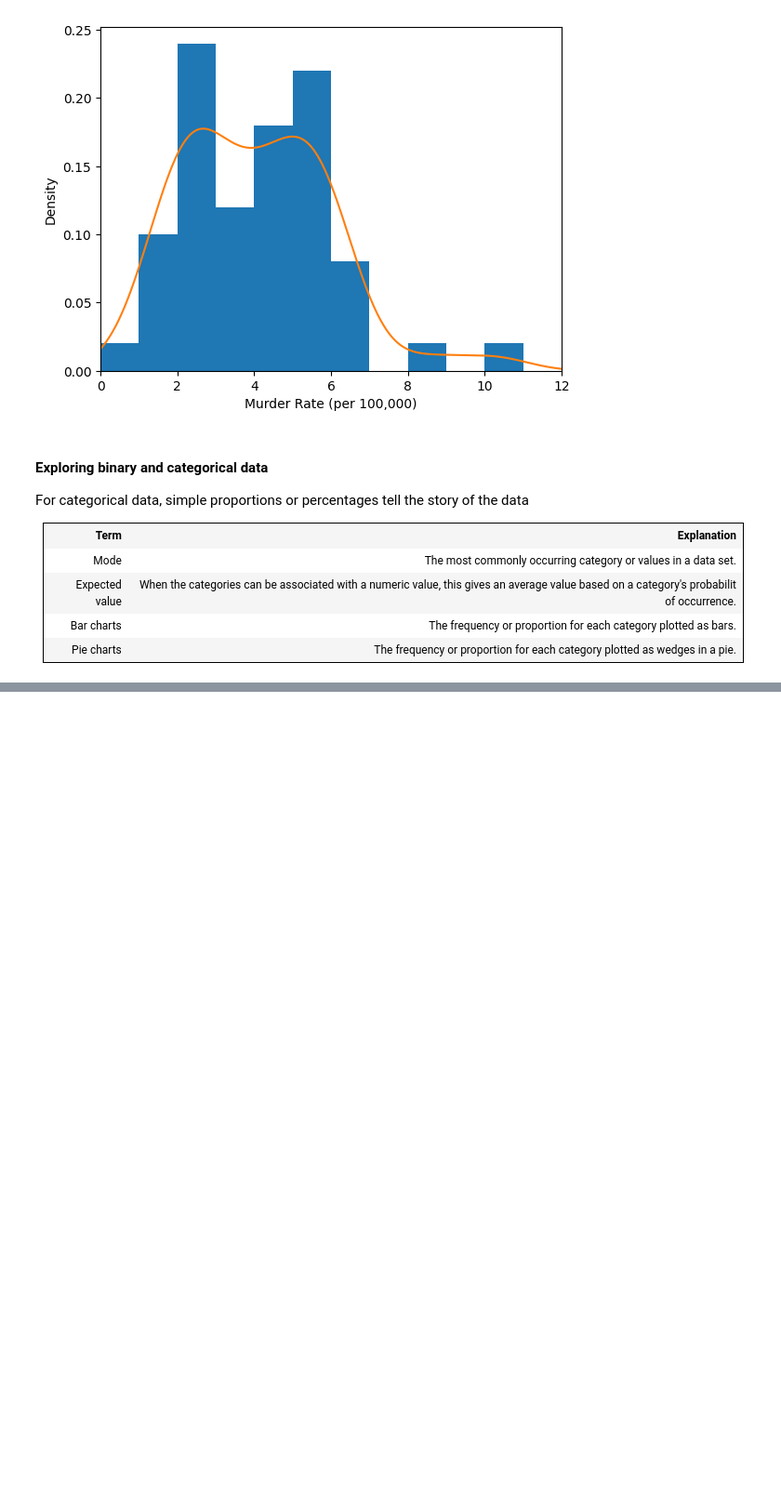
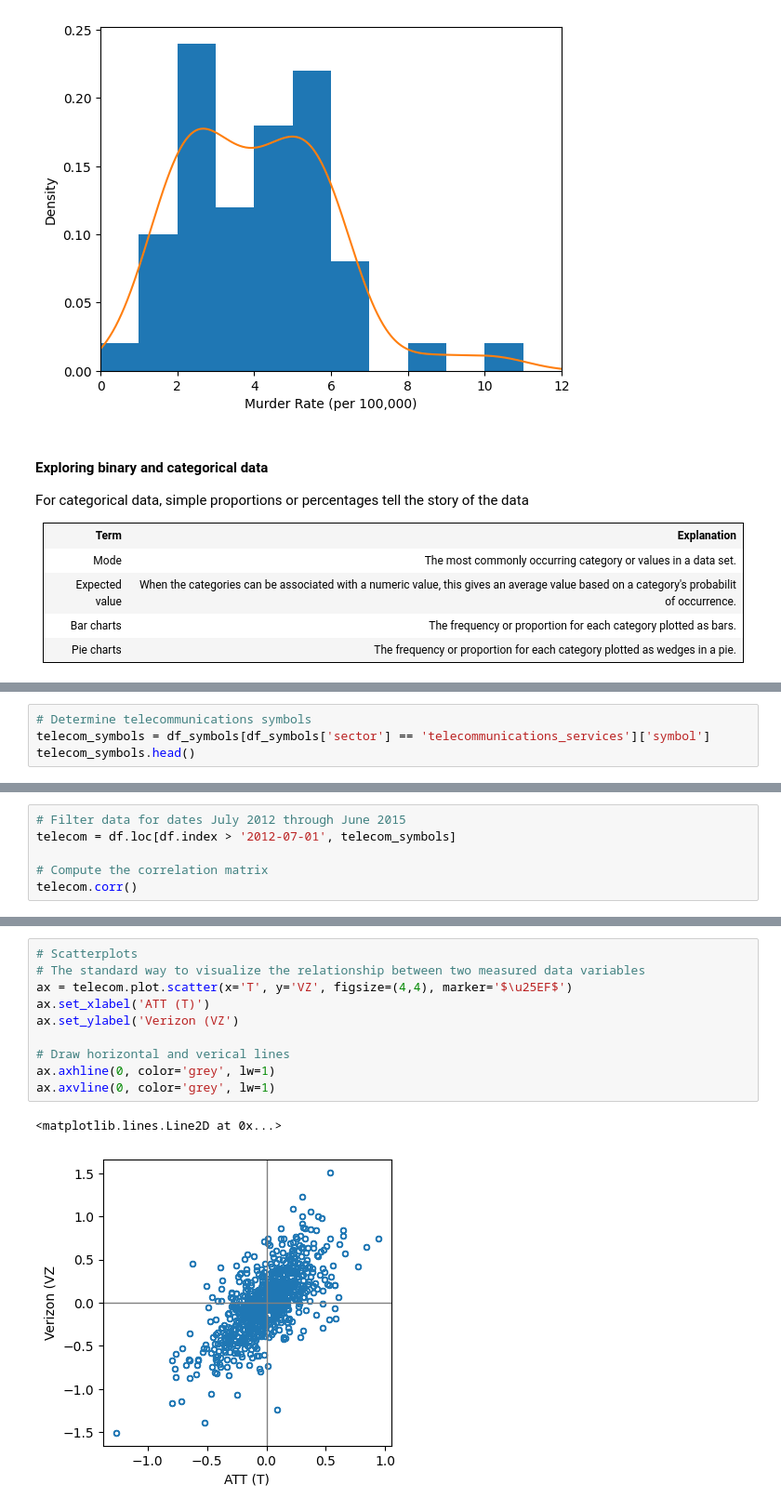
Before and after one commit to Drieger/practical-statistics-for-data-scientists, a Jupyter notebook: 1. Exploratory Data Analysis/eda.ipynb, the cells around one changed output, grey strips where cells are left out. Shown at 93% size. Cells and saved outputs as stored; diff of their text form; blank space fills up the shorter version.

Commit message:
add section about correlation

```diff
--- a/1. Exploratory Data Analysis/eda.ipynb
+++ b/1. Exploratory Data Analysis/eda.ipynb
@@ -348,0 +416,4 @@ For categorical data, simple proportions or percentages tell the story of the da
+# %%
+# Determine telecommunications symbols
+telecom_symbols = df_symbols[df_symbols['sector'] == 'telecommunications_services']['symbol']
+telecom_symbols.head()
@@ -348,0 +427,6 @@ For categorical data, simple proportions or percentages tell the story of the da
+# %%
+# Filter data for dates July 2012 through June 2015
+telecom = df.loc[df.index > '2012-07-01', telecom_symbols]
+
+# Compute the correlation matrix
+telecom.corr()
@@ -348,0 +448,13 @@ For categorical data, simple proportions or percentages tell the story of the da
+# %%
+# Scatterplots
+# The standard way to visualize the relationship between two measured data variables
+ax = telecom.plot.scatter(x='T', y='VZ', figsize=(4,4), marker='$\u25EF$')
+ax.set_xlabel('ATT (T)')
+ax.set_ylabel('Verizon (VZ')
+
+# Draw horizontal and verical lines
+ax.axhline(0, color='grey', lw=1)
+ax.axvline(0, color='grey', lw=1)
+# %% [output]
+<matplotlib.lines.Line2D at 0x...>
+[figure, added]
```
Also changed, not shown: parts of 10 cells of this notebook.
